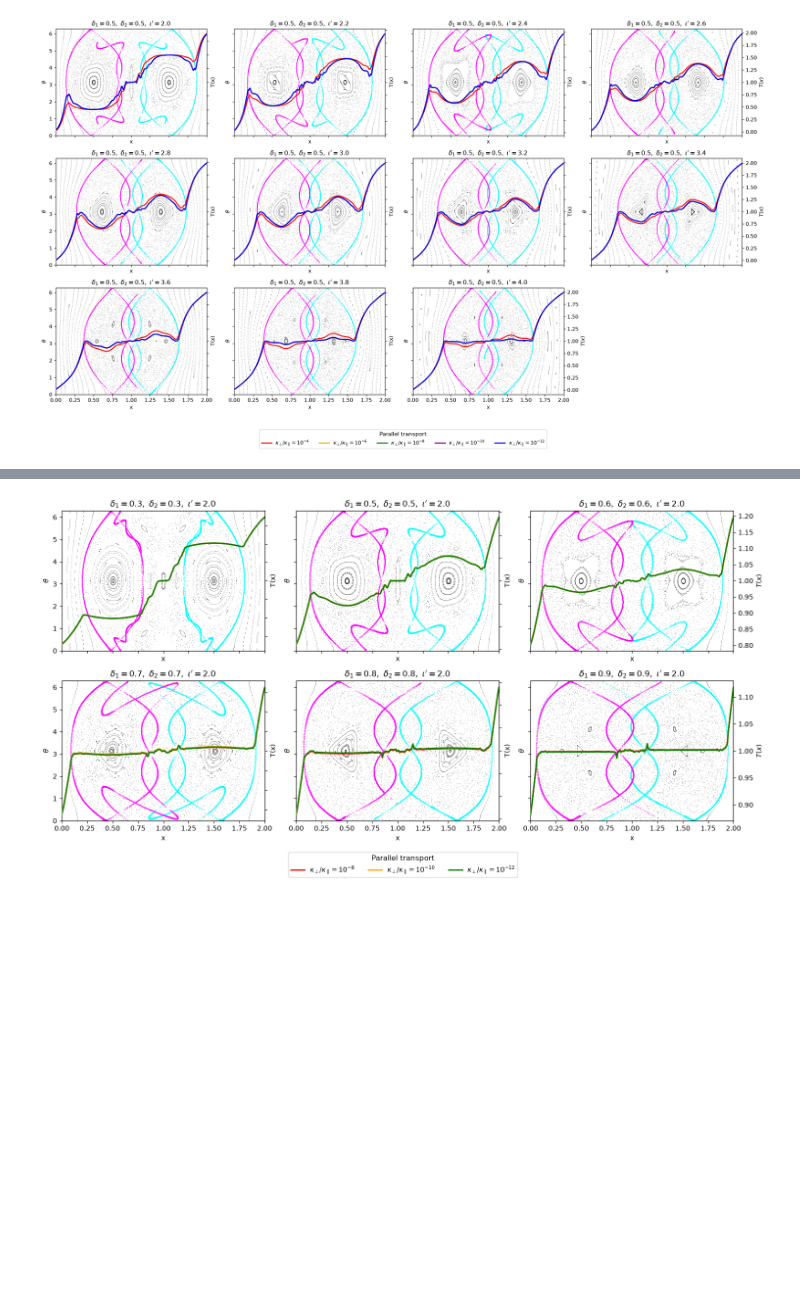
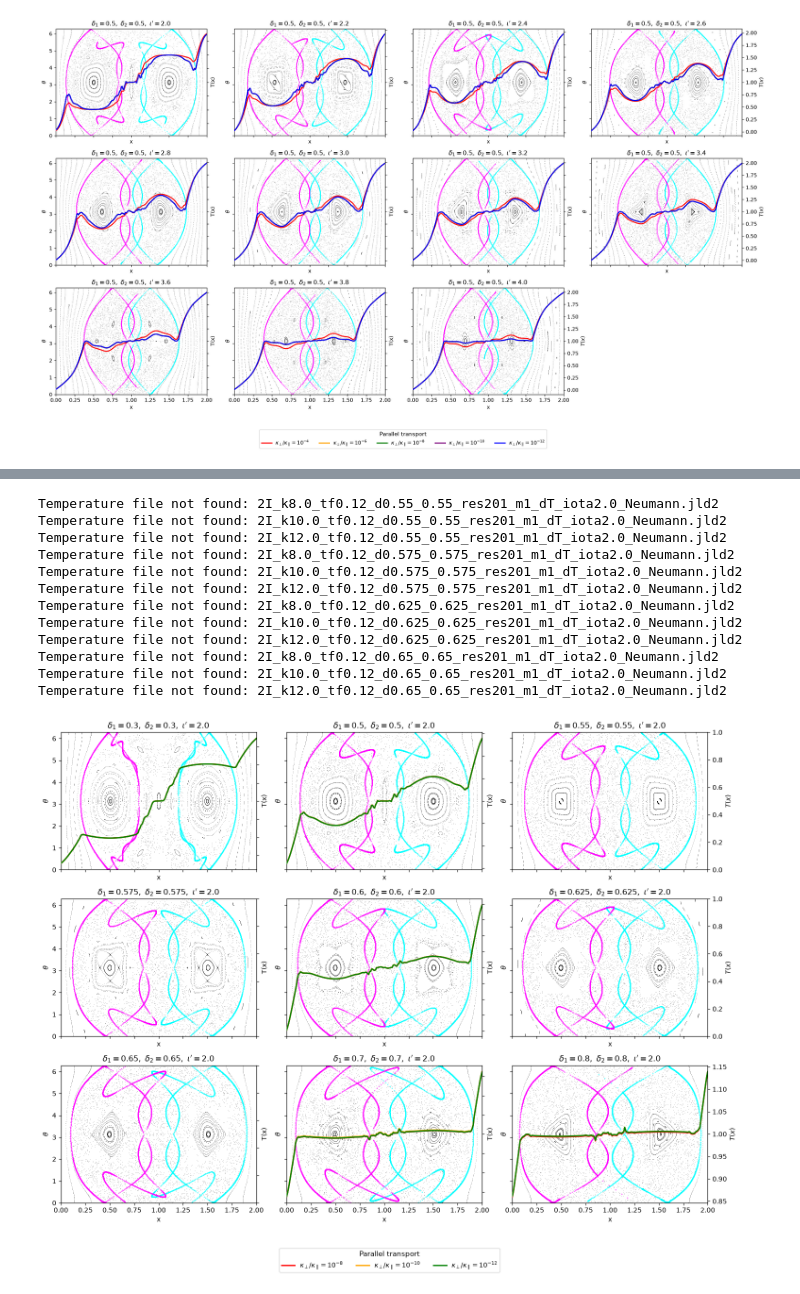
Before and after one commit to mireiaraventos/SdS, a Jupyter notebook: local/Plot_subplots_manifolds.ipynb, the cells around one changed output, grey strips where cells are left out. Drawn from its saved outputs; the diff is of its cells as text; code cells hidden in the pictures; blank space fills up the shorter version.

```diff
--- a/local/Plot_subplots_manifolds.ipynb
+++ b/local/Plot_subplots_manifolds.ipynb
@@ -11,7 +11,7 @@ import h5py
 results_dir = Path("num_results_loc/computed_manifolds")
 poincare_dir = Path("num_results_loc/poincare_plots")
 
-configs = list(range(11, 20)) + list(range(110, 129)) + [21, 22, 23]
+configs = list(range(11, 20)) + list(range(110, 139)) + [21, 22, 23]
 
 manifolds = {}
 parameters = {}
@@ -291,9 +309,21 @@ plt.show()
 # %%
-configs_4 = [124, 12, 125, 126, 127, 128]
+configs_4 = [124, 12, 135, 136, 125, 137, 138, 126, 127]#, 128]
 t_f = 0.12
 
 fig, ax = plot_configurations(configs_4, t_f=t_f, ncols=3, island_1=[1,2], island_2=[3,4], save_name=f"tf{t_f}_iota2.0", k_values=(8.0, 10.0, 12.0))
 
 plt.show()
 # %% [output]
+Temperature file not found: 2I_k8.0_tf0.12_d0.55_0.55_res201_m1_dT_iota2.0_Neumann.jld2
+Temperature file not found: 2I_k10.0_tf0.12_d0.55_0.55_res201_m1_dT_iota2.0_Neumann.jld2
+Temperature file not found: 2I_k12.0_tf0.12_d0.55_0.55_res201_m1_dT_iota2.0_Neumann.jld2
+Temperature file not found: 2I_k8.0_tf0.12_d0.575_0.575_res201_m1_dT_iota2.0_Neumann.jld2
+Temperature file not found: 2I_k10.0_tf0.12_d0.575_0.575_res201_m1_dT_iota2.0_Neumann.jld2
+Temperature file not found: 2I_k12.0_tf0.12_d0.575_0.575_res201_m1_dT_iota2.0_Neumann.jld2
+Temperature file not found: 2I_k8.0_tf0.12_d0.625_0.625_res201_m1_dT_iota2.0_Neumann.jld2
+Temperature file not found: 2I_k10.0_tf0.12_d0.625_0.625_res201_m1_dT_iota2.0_Neumann.jld2
+Temperature file not found: 2I_k12.0_tf0.12_d0.625_0.625_res201_m1_dT_iota2.0_Neumann.jld2
+Temperature file not found: 2I_k8.0_tf0.12_d0.65_0.65_res201_m1_dT_iota2.0_Neumann.jld2
+Temperature file not found: 2I_k10.0_tf0.12_d0.65_0.65_res201_m1_dT_iota2.0_Neumann.jld2
+Temperature file not found: 2I_k12.0_tf0.12_d0.65_0.65_res201_m1_dT_iota2.0_Neumann.jld2
-[figure, old version]
+[figure, new version]
```
Also changed, not shown: parts of 2 cells of this notebook, 15 other files.
